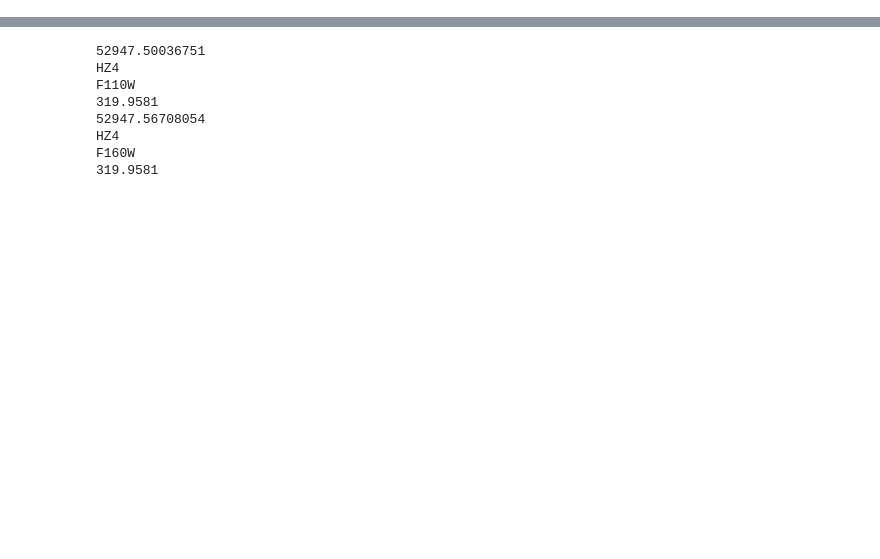
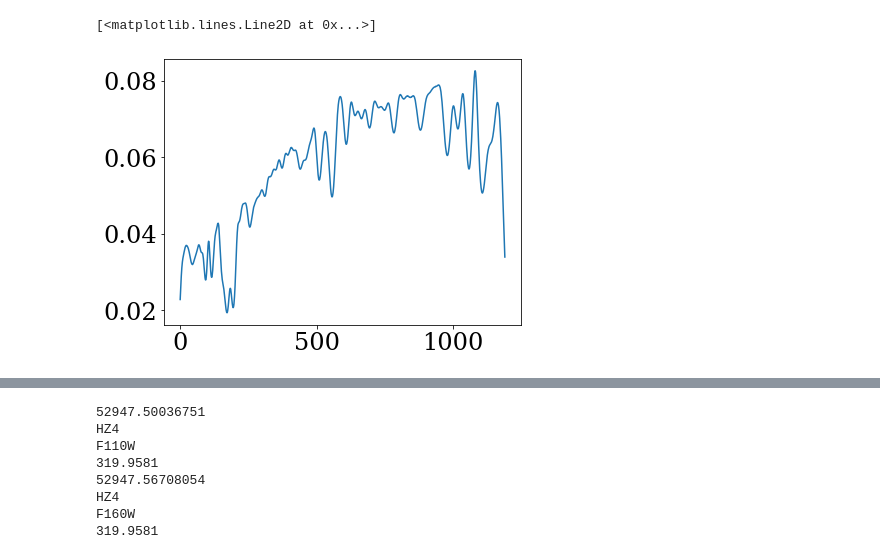
Before and after one commit to h-greer/hubble, a Jupyter notebook: notebooks/spectrum-wd.ipynb, the cells around one changed output, grey strips where cells are left out. Saved outputs shown, nothing was run; the diff lists cells and outputs as text; code cells hidden in the pictures; blank space fills up the shorter version.

```diff
--- a/notebooks/spectrum-wd.ipynb
+++ b/notebooks/spectrum-wd.ipynb
@@ -50,6 +50,11 @@ def set_array(pytree):
     floats, other = eqx.partition(pytree, eqx.is_inexact_array_like)
     floats = jtu.tree_map(lambda x: np.array(x, dtype=dtype), floats)
     return eqx.combine(floats, other)
+# %%
+plt.plot(get_filter("../data/HST_NICMOS1.F110W.dat")[:,1][80:-150])
+# %% [output]
+[<matplotlib.lines.Line2D at 0x...>]
+[figure, added]
 # %%
 wid = 90
 oversample = 4
```
Also changed, not shown: parts of 5 cells of this notebook, 25 other files.
